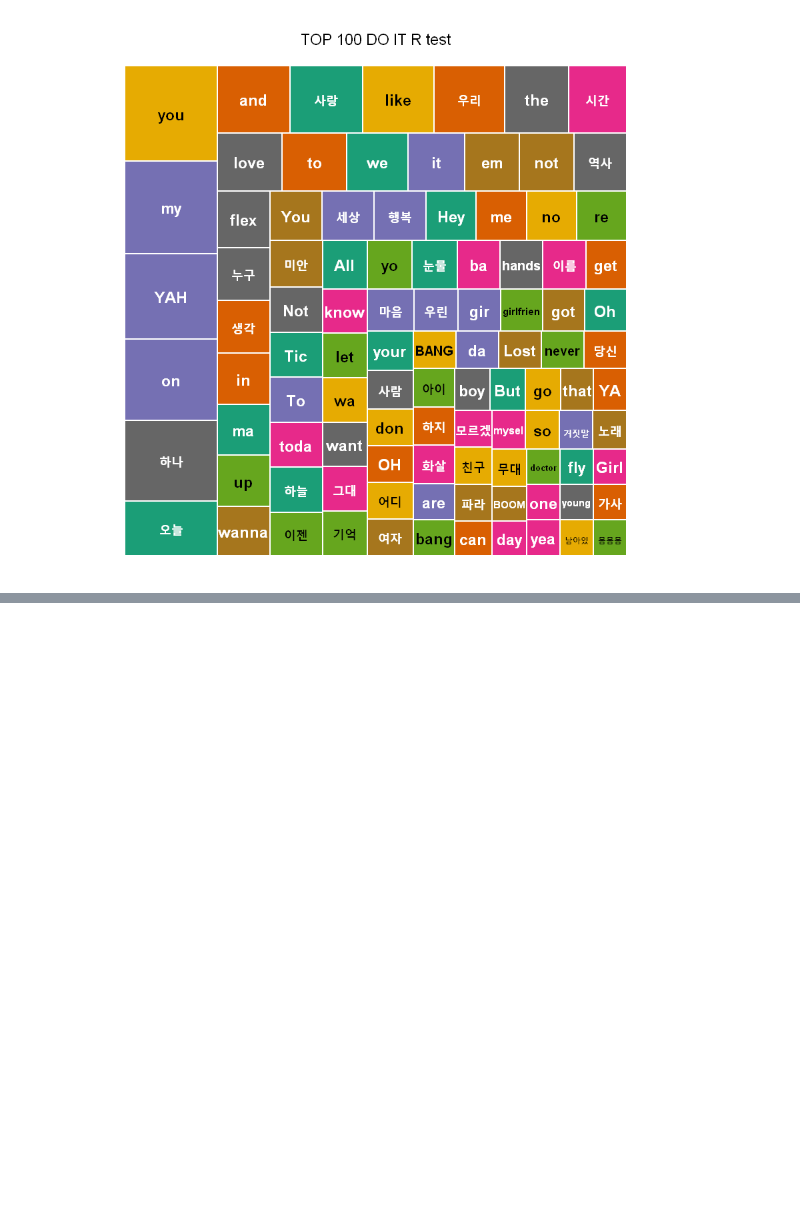
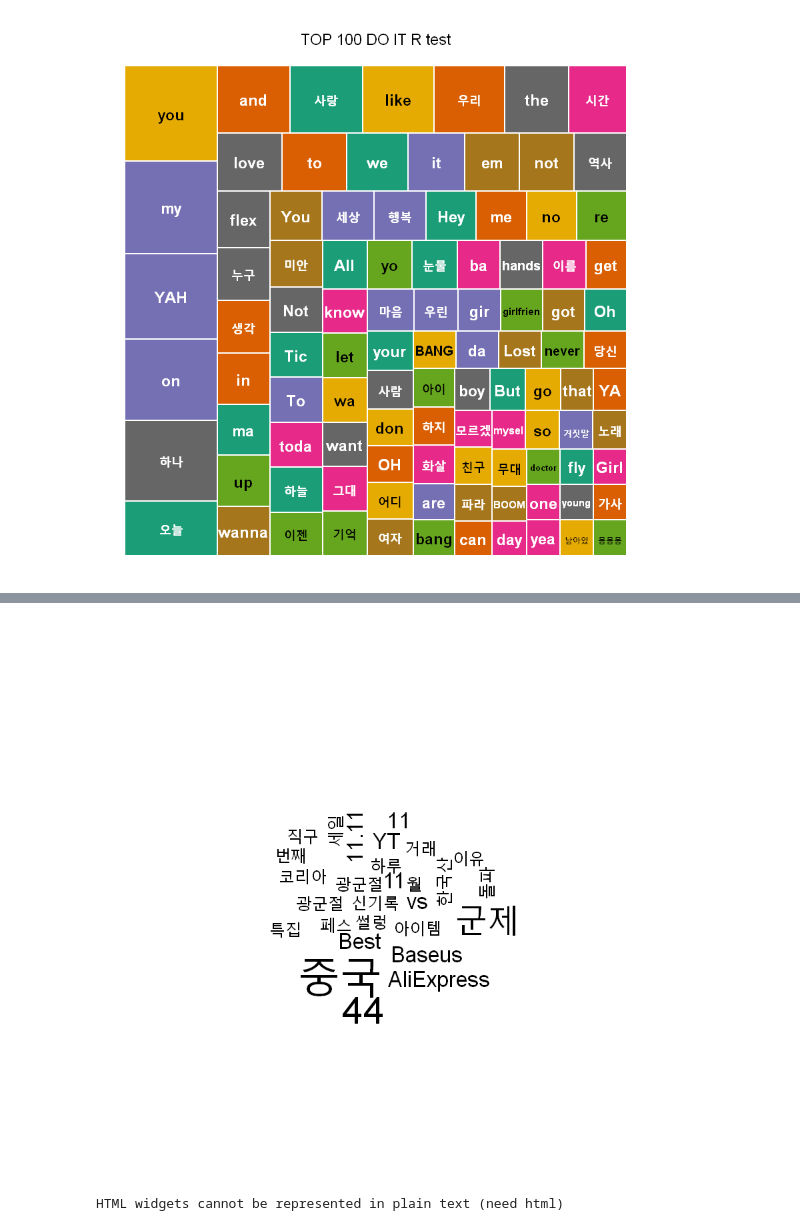
Before and after one commit to seunghuilee91/Rscraping1, a Jupyter notebook: Untitled.ipynb, the cells around one changed output, grey strips where cells are left out. Saved outputs shown, nothing was run; the diff lists cells and outputs as text; code cells hidden in the pictures; blank space fills up the shorter version.

```diff
--- a/Untitled.ipynb
+++ b/Untitled.ipynb
@@ -178,0 +233,3 @@ Warning message:
+# %%
+ youtube_title <- html %>% html_nodes("#video-title") %>% html_text()
+ youtube_title[1:10]
@@ -178,0 +247,5 @@ Warning message:
+# %%
+youtube_title <- gsub("\n", " ", youtube_title)
+ youtube_title <- trimws(youtube_title)
+# 공백을 제거해주는 trimws() 함수
+# 참고 : https://blog.naver.com/itisik/221642089380
@@ -178,0 +265,15 @@ Warning message:
+# %%
+#  TOP 50 워드 클라우드 만들기
+noun_yt <- extractNoun(youtube_title)
+noun_yt <- table(unlist(noun_yt))
+noun_yt <- as.data.frame(noun_yt)
+noun_yt <- rename(noun_yt,
+ word = Var1,
+ freq = Freq)
+noun_yt$word <- as.character(noun_yt$word)
+# %%
+top_50 <- noun_yt %>%
+ filter(nchar(word)>=2) %>%
+ arrange(desc(freq)) %>%
+ head(50)
+top_50
@@ -178,0 +298,10 @@ Warning message:
+# %%
+wordcloud(words = top_50$word,
+ freq = top_50$freq,
+ min.freq = 1)
+# %% [output]
+[figure, added]
+# %%
+wordcloud2(top_50, color = "random-light", backgroundColor = "grey",fontFamily = 'HY견고딕')
+# %% [output]
+HTML widgets cannot be represented in plain text (need html)
```
Also changed, not shown: parts of 16 cells of this notebook.
